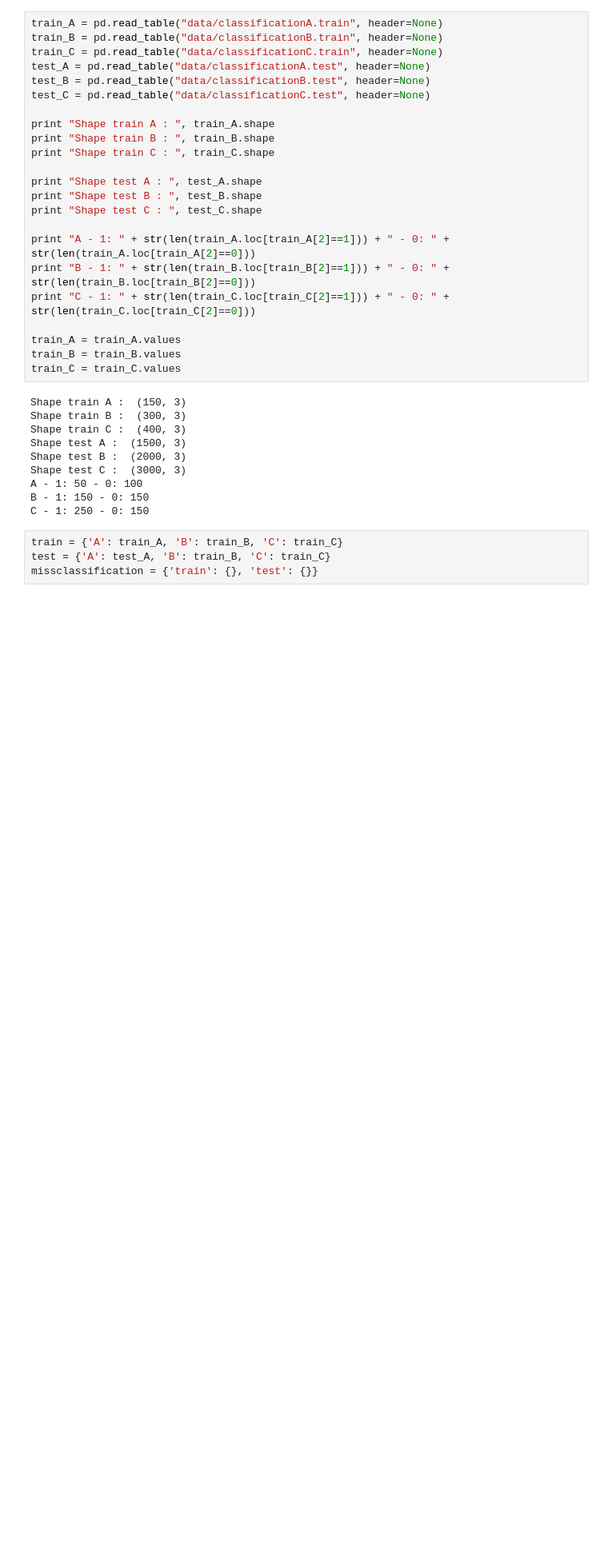
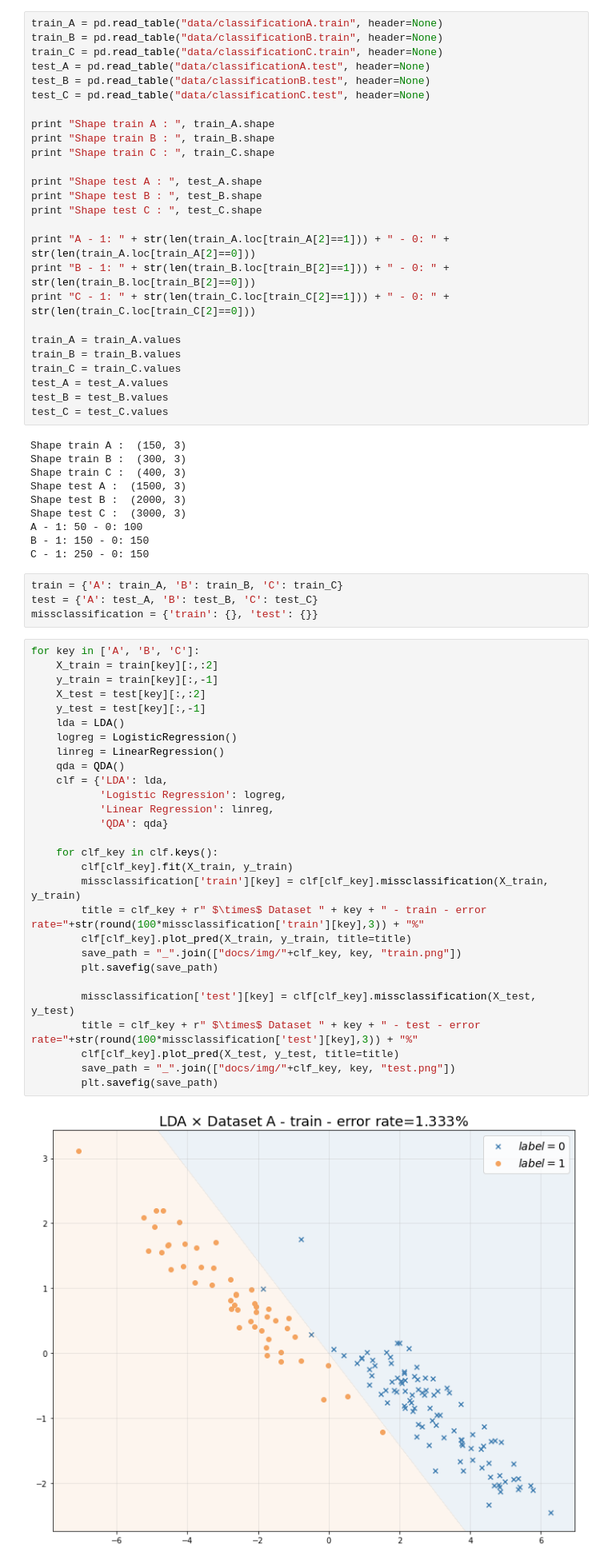
Before and after one commit to shahineb/archives1819, a Jupyter notebook: HWK1/HWK1.ipynb, the cells around one changed output. Shown at 80% size. Saved outputs shown, nothing was run; the diff lists cells and outputs as text; blank space fills up the shorter version.

Commit message:
plots rendering functional

```diff
--- a/HWK1/HWK1.ipynb
+++ b/HWK1/HWK1.ipynb
@@ -36,6 +33,9 @@ print "C - 1: " + str(len(train_C.loc[train_C[2]==1])) + " - 0: " + str(len(trai
 train_A = train_A.values
 train_B = train_B.values
 train_C = train_C.values
+test_A = test_A.values
+test_B = test_B.values
+test_C = test_C.values
 # %% [output]
 Shape train A :  (150, 3)
 Shape train B :  (300, 3)
@@ -48,5 +48,35 @@ B - 1: 150 - 0: 150
 C - 1: 250 - 0: 150
 # %%
 train = {'A': train_A, 'B': train_B, 'C': train_C}
-test = {'A': test_A, 'B': train_B, 'C': train_C}
+test = {'A': test_A, 'B': test_B, 'C': test_C}
 missclassification = {'train': {}, 'test': {}}
+# %%
+for key in ['A', 'B', 'C']:
+    X_train = train[key][:,:2]
+    y_train = train[key][:,-1]
+    X_test = test[key][:,:2]
+    y_test = test[key][:,-1]
+    lda = LDA()
+    logreg = LogisticRegression()
+    linreg = LinearRegression()
+    qda = QDA()
+    clf = {'LDA': lda,
+           'Logistic Regression': logreg,
+           'Linear Regression': linreg,
+           'QDA': qda}
+
+    for clf_key in clf.keys():
+        clf[clf_key].fit(X_train, y_train)
+        missclassification['train'][key] = clf[clf_key].missclassification(X_train, y_train)
+        title = clf_key + r" $\times$ Dataset " + key + " - train - error rate="+str(round(100*missclassification['train'][key],3)) + "%"
+        clf[clf_key].plot_pred(X_train, y_train, title=title)
+        save_path = "_".join(["docs/img/"+clf_key, key, "train.png"])
+        plt.savefig(save_path)
+
+        missclassification['test'][key] = clf[clf_key].missclassification(X_test, y_test)
+        title = clf_key + r" $\times$ Dataset " + key + " - test - error rate="+str(round(100*missclassification['test'][key],3)) + "%"
+        clf[clf_key].plot_pred(X_test, y_test, title=title)
+        save_path = "_".join(["docs/img/"+clf_key, key, "test.png"])
+        plt.savefig(save_path)
+# %% [output]
+[figure, added]
```
Also changed, not shown: parts of 8 cells of this notebook, 8 other files.
